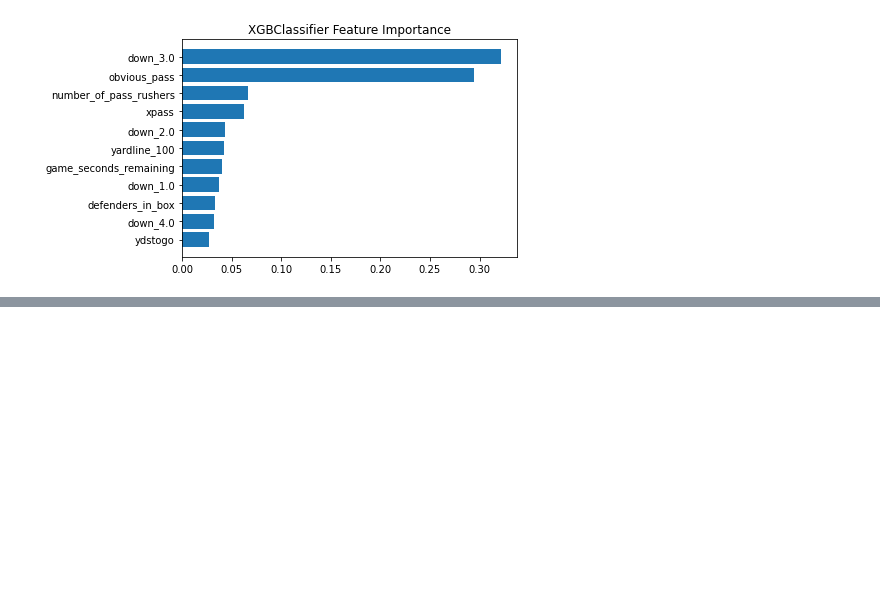
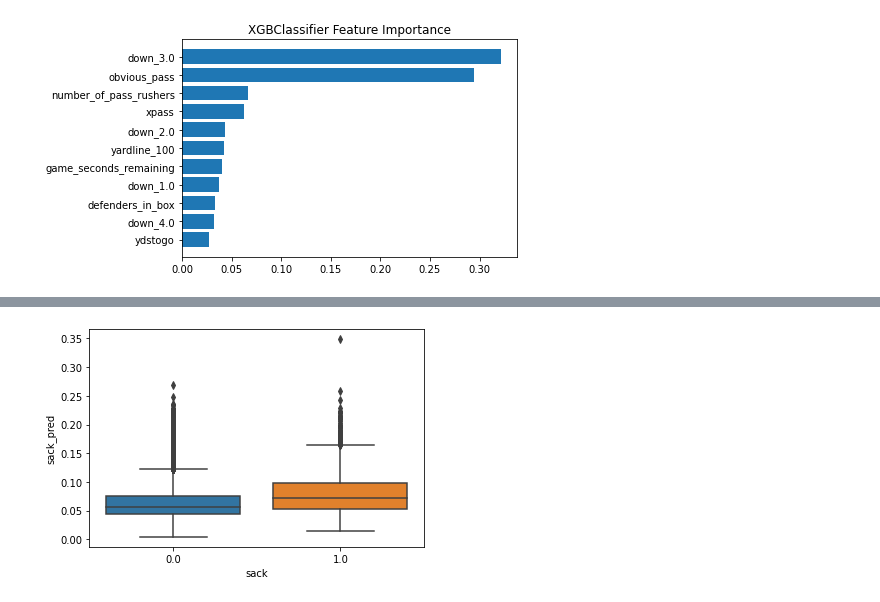
Before and after one commit to tejseth/nfl-tutorials-2022, a Jupyter notebook: nfl_data_py_2.ipynb, the cells around one changed output, grey strips where cells are left out. Cells and saved outputs as stored; diff of their text form; code cells hidden in the pictures; blank space fills up the shorter version.

```diff
--- a/nfl_data_py_2.ipynb
+++ b/nfl_data_py_2.ipynb
@@ -120,7 +139,7 @@ df.head()
 #### Modeling
 # %%
 df['down'] = df['down'].astype('category')
-df_no_ids = df.drop(columns = ['game_id', 'play_id', 'name'])
+df_no_ids = df.drop(columns = ['game_id', 'play_id', 'name', 'season'])
 df_no_ids = pd.get_dummies(df_no_ids, columns = ['down'])
 # %% [output]
 A value is trying to be set on a copy of a slice from a DataFrame.
@@ -183,9 +202,9 @@ plt.show()
 make_sacks_preds = df_no_ids.drop('sack', axis = 1)
 XGB_total_predictions = pd.DataFrame(XGB.predict_proba(make_sacks_preds), columns = ['no_sack', 'sack_pred'])[['sack_pred']]
 
-sacks_preds = df.copy()
+sacks_preds = df.reset_index().drop(columns = ['index'])
 sacks_preds['sack_pred'] = XGB_total_predictions
 
 sacks_preds['sacks_oe'] = sacks_preds['sack'] - sacks_preds['sack_pred']
-sacks_preds[(sacks_preds['season'] == 2022)].groupby('name').agg({'sack': 'sum', 'sack_pred': 'sum', 'sacks_oe': 'sum'}).reset_index().sort_values('sacks_oe', ascending = True).head(10)
+sacks_preds[(sacks_preds['season'] == 2022)].groupby('name').agg({'sack': 'sum', 'sack_pred': 'sum', 'sacks_oe': 'sum'}).reset_index().sort_values('sacks_oe', ascending = True)
 # %% [output]
@@ -192,0 +224,5 @@ KeyError: ignored
+# %%
+sns.boxplot( x=sacks_preds["sack"], y=sacks_preds["sack_pred"])
+plt.show()
+# %% [output]
+[figure, added]
```
Also changed, not shown: parts of 5 cells of this notebook.
